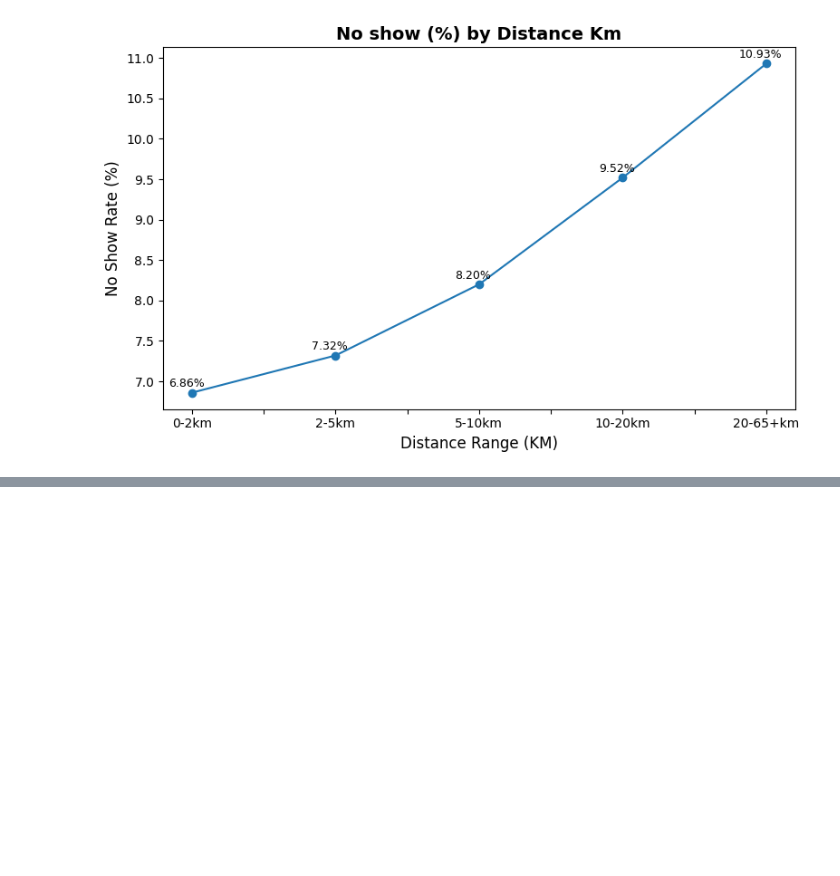
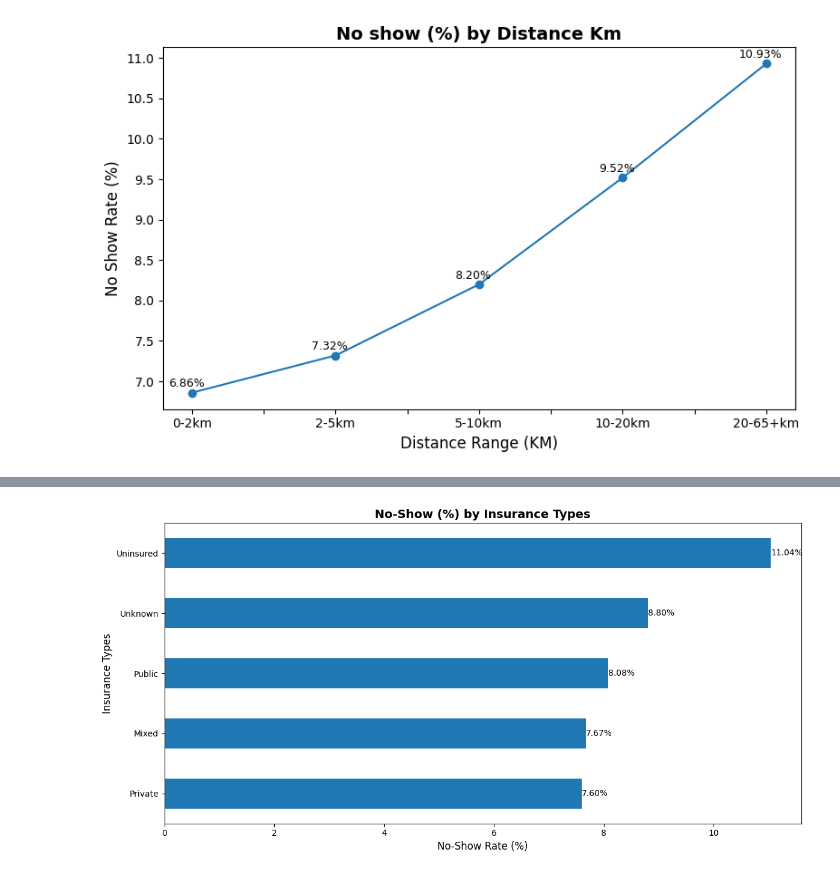
Before and after one commit to akashcstech/Health_Care_No_Show_Data_Analysis, a Jupyter notebook: Data_clean.ipynb, the cells around one changed output, grey strips where cells are left out. Drawn from its saved outputs; the diff is of its cells as text; code cells hidden in the pictures; blank space fills up the shorter version.

```diff
--- a/Data_clean.ipynb
+++ b/Data_clean.ipynb
@@ -1686,0 +1679,7 @@ plt.show()
+# %%
+itns = pd.crosstab(cdf['insurance_type'], pdf['no_show'])
+itnss = pd.crosstab(cdf['insurance_type'], pdf['no_show'], normalize='index') * 100
+itns[['0_pct','1_pct']] = itnss.round(2)
+view_itns = itns.copy()
+view_itns[['0_pct','1_pct']] = view_itns[['0_pct','1_pct']].astype(str) +'%'
+view_itns
@@ -1686,0 +1694,14 @@ plt.show()
+# %%
+# No-Show (%) by Insurance_types
+ax = itns['1_pct'].sort_values().plot(kind='barh', figsize=(12,6))
+
+for container in ax.containers:
+    plt.bar_label(container, fmt="%.2f%%", fontsize=10)
+
+plt.title('No-Show (%) by Insurance Types', fontsize=14, fontweight='bold')
+plt.xlabel('No-Show Rate (%)', fontsize=12)
+plt.ylabel('Insurance Types', fontsize=12)
+plt.tight_layout()
+plt.show()
+# %% [output]
+[figure, added]
```
Also changed, not shown: parts of 6 cells of this notebook, 1 other file.
